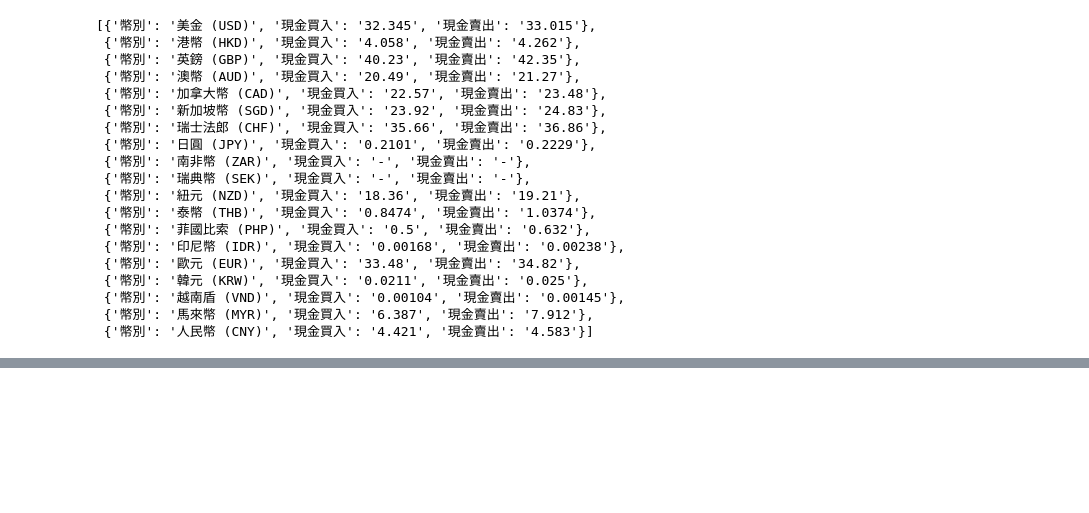
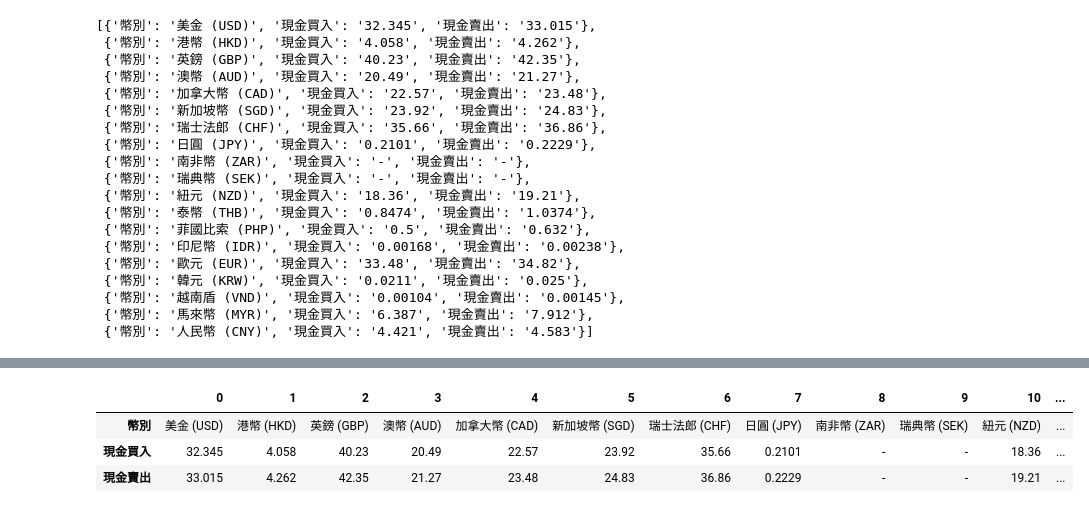
Before and after one commit to jessiehsu731/python_analysis, a Jupyter notebook: lesson6_2.ipynb, the cells around one changed output, grey strips where cells are left out. Drawn from its saved outputs; the diff is of its cells as text; code cells hidden in the pictures; blank space fills up the shorter version.

```diff
--- a/lesson6_2.ipynb
+++ b/lesson6_2.ipynb
@@ -122,0 +150,9 @@ pprint(rates)
+# %%
+import pandas as pd
+df = pd.DataFrame(rates)
+df.T
+# %% [output]
+|  | 0 | 1 | 2 | 3 | 4 | 5 | 6 | 7 | 8 | 9 | 10 | ... |
+| 幣別 | 美金 (USD) | 港幣 (HKD) | 英鎊 (GBP) | 澳幣 (AUD) | 加拿大幣 (CAD) | 新加坡幣 (SGD) | 瑞士法郎 (CHF) | 日圓 (JPY) | 南非幣 (ZAR) | 瑞典幣 (SEK) | 紐元 (NZD) | ... |
+| 現金買入 | 32.345 | 4.058 | 40.23 | 20.49 | 22.57 | 23.92 | 35.66 | 0.2101 | - | - | 18.36 | ... |
+| 現金賣出 | 33.015 | 4.262 | 42.35 | 21.27 | 23.48 | 24.83 | 36.86 | 0.2229 | - | - | 19.21 | ... |
```
Also changed, not shown: parts of 1 cell of this notebook.
